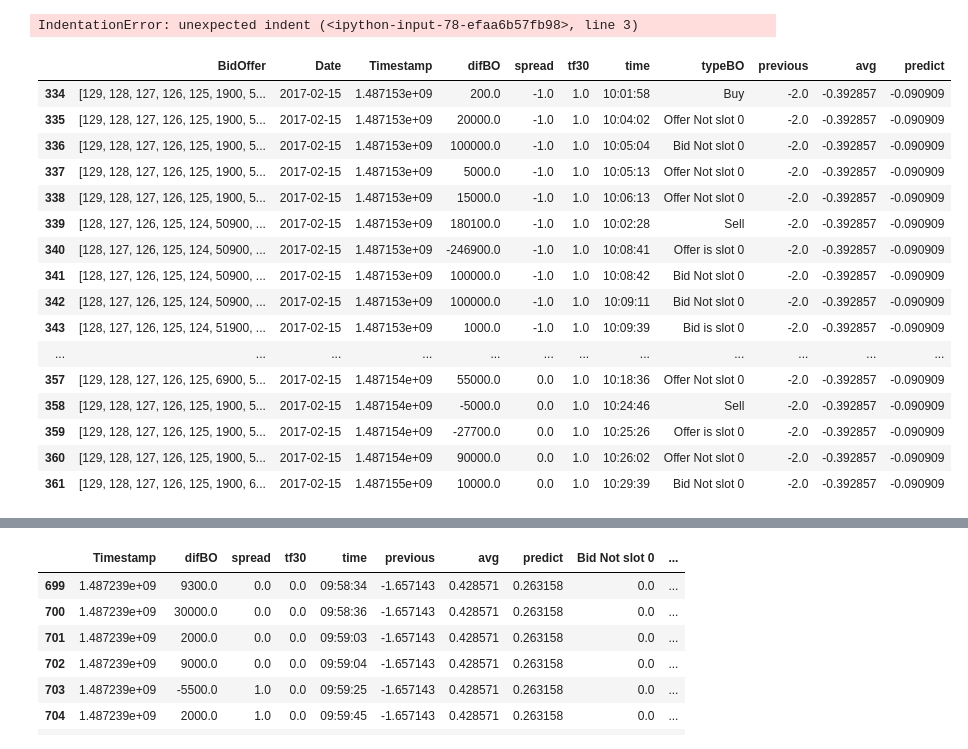
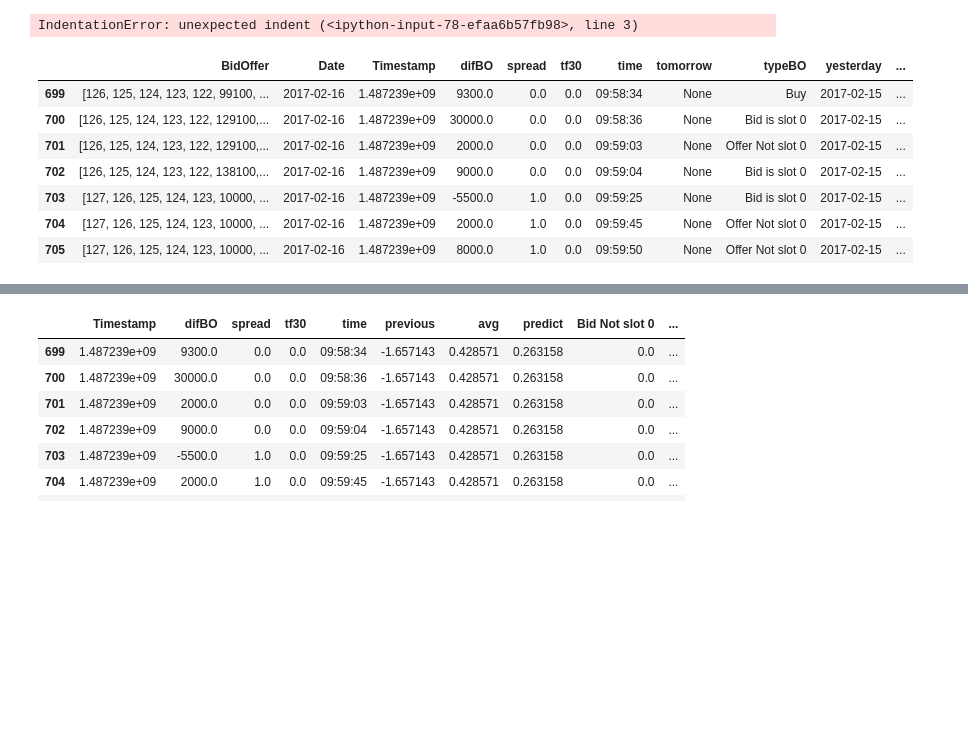
Before and after one commit to chotipat41688/SeProj, a Jupyter notebook: Ipython/readFile.ipynb, the cells around one changed output, grey strips where cells are left out. Drawn from its saved outputs; the diff is of its cells as text; code cells hidden in the pictures; blank space fills up the shorter version.

```diff
--- a/Ipython/readFile.ipynb
+++ b/Ipython/readFile.ipynb
@@ -211,6 +211,8 @@ compareOff1 = dict()
 
 allbidmoney = dict()
 sidetransac = dict()
+
+dfall = dict()
 
 
 
@@ -926,24 +928,15 @@ IndentationError: unexpected indent (<ipython-input-78-efaa6b57fb98>, line 3)
 # %%
 # stock['HPT'].loc[stock['HPT']['tf30'] == 2]['spread'].mean()
 
-dftest
+dfall
 # %% [output]
-|  | BidOffer | Date | Timestamp | difBO | spread | tf30 | time | typeBO | previous | avg | predict |
-| 334 | [129, 128, 127, 126, 125, 1900, 5... | 2017-02-15 | 1.487153e+09 | 200.0 | -1.0 | 1.0 | 10:01:58 | Buy | -2.0 | -0.392857 | -0.090909 |
-| 335 | [129, 128, 127, 126, 125, 1900, 5... | 2017-02-15 | 1.487153e+09 | 20000.0 | -1.0 | 1.0 | 10:04:02 | Offer Not slot 0 | -2.0 | -0.392857 | -0.090909 |
-| 336 | [129, 128, 127, 126, 125, 1900, 5... | 2017-02-15 | 1.487153e+09 | 100000.0 | -1.0 | 1.0 | 10:05:04 | Bid Not slot 0 | -2.0 | -0.392857 | -0.090909 |
-| 337 | [129, 128, 127, 126, 125, 1900, 5... | 2017-02-15 | 1.487153e+09 | 5000.0 | -1.0 | 1.0 | 10:05:13 | Offer Not slot 0 | -2.0 | -0.392857 | -0.090909 |
-| 338 | [129, 128, 127, 126, 125, 1900, 5... | 2017-02-15 | 1.487153e+09 | 15000.0 | -1.0 | 1.0 | 10:06:13 | Offer Not slot 0 | -2.0 | -0.392857 | -0.090909 |
-| 339 | [128, 127, 126, 125, 124, 50900, ... | 2017-02-15 | 1.487153e+09 | 180100.0 | -1.0 | 1.0 | 10:02:28 | Sell | -2.0 | -0.392857 | -0.090909 |
-| 340 | [128, 127, 126, 125, 124, 50900, ... | 2017-02-15 | 1.487153e+09 | -246900.0 | -1.0 | 1.0 | 10:08:41 | Offer is slot 0 | -2.0 | -0.392857 | -0.090909 |
-| 341 | [128, 127, 126, 125, 124, 50900, ... | 2017-02-15 | 1.487153e+09 | 100000.0 | -1.0 | 1.0 | 10:08:42 | Bid Not slot 0 | -2.0 | -0.392857 | -0.090909 |
-| 342 | [128, 127, 126, 125, 124, 50900, ... | 2017-02-15 | 1.487153e+09 | 100000.0 | -1.0 | 1.0 | 10:09:11 | Bid Not slot 0 | -2.0 | -0.392857 | -0.090909 |
-| 343 | [128, 127, 126, 125, 124, 51900, ... | 2017-02-15 | 1.487153e+09 | 1000.0 | -1.0 | 1.0 | 10:09:39 | Bid is slot 0 | -2.0 | -0.392857 | -0.090909 |
-| ... | ... | ... | ... | ... | ... | ... | ... | ... | ... | ... | ... |
-| 357 | [129, 128, 127, 126, 125, 6900, 5... | 2017-02-15 | 1.487154e+09 | 55000.0 | 0.0 | 1.0 | 10:18:36 | Offer Not slot 0 | -2.0 | -0.392857 | -0.090909 |
-| 358 | [129, 128, 127, 126, 125, 1900, 5... | 2017-02-15 | 1.487154e+09 | -5000.0 | 0.0 | 1.0 | 10:24:46 | Sell | -2.0 | -0.392857 | -0.090909 |
-| 359 | [129, 128, 127, 126, 125, 1900, 5... | 2017-02-15 | 1.487154e+09 | -27700.0 | 0.0 | 1.0 | 10:25:26 | Offer is slot 0 | -2.0 | -0.392857 | -0.090909 |
-| 360 | [129, 128, 127, 126, 125, 1900, 5... | 2017-02-15 | 1.487154e+09 | 90000.0 | 0.0 | 1.0 | 10:26:02 | Offer Not slot 0 | -2.0 | -0.392857 | -0.090909 |
-| 361 | [129, 128, 127, 126, 125, 1900, 6... | 2017-02-15 | 1.487155e+09 | 10000.0 | 0.0 | 1.0 | 10:29:39 | Bid Not slot 0 | -2.0 | -0.392857 | -0.090909 |
+|  | BidOffer | Date | Timestamp | difBO | spread | tf30 | time | tomorrow | typeBO | yesterday | ... |
+| 699 | [126, 125, 124, 123, 122, 99100, ... | 2017-02-16 | 1.487239e+09 | 9300.0 | 0.0 | 0.0 | 09:58:34 | None | Buy | 2017-02-15 | ... |
+| 700 | [126, 125, 124, 123, 122, 129100,... | 2017-02-16 | 1.487239e+09 | 30000.0 | 0.0 | 0.0 | 09:58:36 | None | Bid is slot 0 | 2017-02-15 | ... |
+| 701 | [126, 125, 124, 123, 122, 129100,... | 2017-02-16 | 1.487239e+09 | 2000.0 | 0.0 | 0.0 | 09:59:03 | None | Offer Not slot 0 | 2017-02-15 | ... |
+| 702 | [126, 125, 124, 123, 122, 138100,... | 2017-02-16 | 1.487239e+09 | 9000.0 | 0.0 | 0.0 | 09:59:04 | None | Bid is slot 0 | 2017-02-15 | ... |
+| 703 | [127, 126, 125, 124, 123, 10000, ... | 2017-02-16 | 1.487239e+09 | -5500.0 | 1.0 | 0.0 | 09:59:25 | None | Bid is slot 0 | 2017-02-15 | ... |
+| 704 | [127, 126, 125, 124, 123, 10000, ... | 2017-02-16 | 1.487239e+09 | 2000.0 | 1.0 | 0.0 | 09:59:45 | None | Offer Not slot 0 | 2017-02-15 | ... |
+| 705 | [127, 126, 125, 124, 123, 10000, ... | 2017-02-16 | 1.487239e+09 | 8000.0 | 1.0 | 0.0 | 09:59:50 | None | Offer Not slot 0 | 2017-02-15 | ... |
 # %%
 dfall = pd.DataFrame()
```
Also changed, not shown: parts of 14 cells of this notebook.
